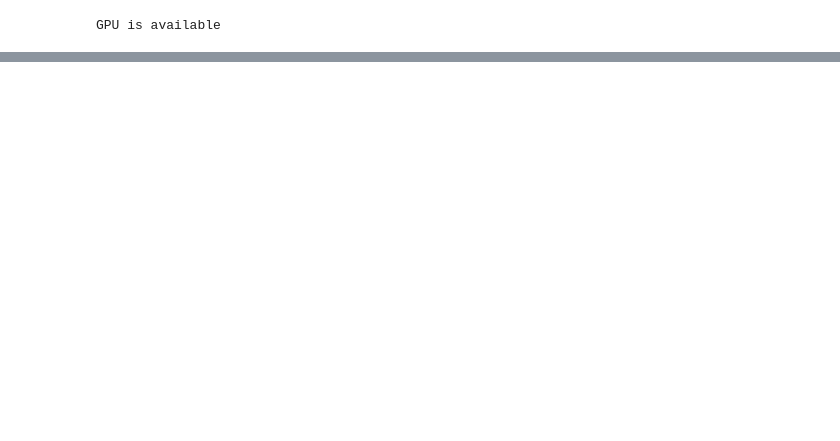
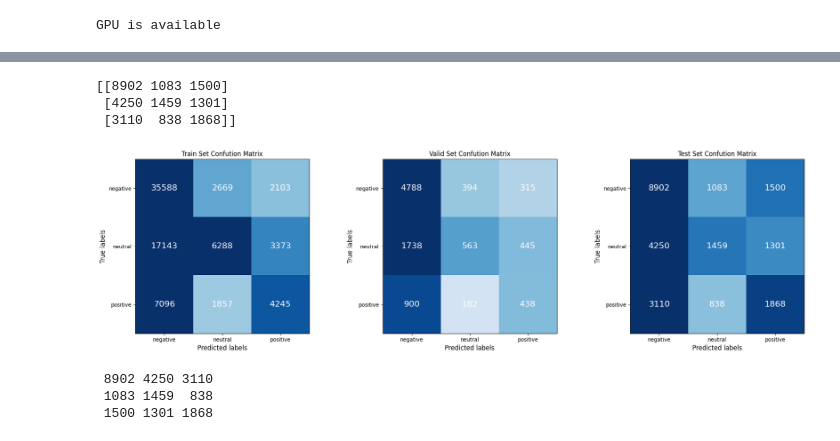
Before and after one commit to Meltryllis628/ECR, a Jupyter notebook: model.ipynb, the cells around one changed output, grey strips where cells are left out. Drawn from its saved outputs; the diff is of its cells as text; code cells hidden in the pictures; blank space fills up the shorter version.

```diff
--- a/model.ipynb
+++ b/model.ipynb
@@ -255,0 +347,2 @@ KeyboardInterrupt:
+# %%
+model = load_model('./checkpoint/save_at_15.keras')
@@ -255,0 +353,10 @@ KeyboardInterrupt:
+# %%
+def get_pred(model, inputs, labels):
+    y_true =tf.math.argmax(labels,axis=1)
+    y_pred = model.predict(inputs)
+    y_pred = y_pred.argmax(axis=1)
+    return y_true, y_pred
+# %%
+y_true_train, y_pred_train = get_pred(model,[X_train_prev_1,X_train_prev_2,X_train],Y_train)
+y_true_valid, y_pred_valid = get_pred(model,[X_valid_prev_1,X_valid_prev_2,X_valid],Y_valid)
+y_true_test, y_pred_test = get_pred(model,[X_test_prev_1,X_test_prev_2,X_test],Y_test)
@@ -255,0 +367,59 @@ KeyboardInterrupt:
+# %%
+cm = confusion_matrix(y_true_train,y_pred_train )
+cm2 = confusion_matrix(y_true_valid, y_pred_valid)
+cm3 = confusion_matrix(y_true_test, y_pred_test)
+# %%
+print(cm3)
+# %% [output]
+[[8902 1083 1500]
+ [4250 1459 1301]
+ [3110  838 1868]]
+# %%
+fig, (ax1, ax2,ax3) = plt.subplots(1,3,figsize=(24, 6))
+ax1.imshow(cm, cmap='Blues', vmin=0, vmax=5000)
+ax1.grid(False)
+ax1.set_xlabel('Predicted labels', fontsize=12, color='black')
+ax1.set_ylabel('True labels', fontsize=12, color='black')
+ax1.set_xticks(np.arange(3))
+ax1.set_yticks(np.arange(3))
+ax1.set_xticklabels(["negative","neutral","positive"], fontsize=10, color='black')
+ax1.set_yticklabels(["negative","neutral","positive"], fontsize=10, color='black')
+
+for i in range(3):
+    for j in range(3):
+        ax1.text(j, i, cm[i, j], ha='center', va='center', color='white', fontsize=16)
+
+ax2.imshow(cm2, cmap='Blues', vmin=0, vmax=1000)
+ax2.grid(False)
+ax2.set_xlabel('Predicted labels', fontsize=12, color='black')
+ax2.set_ylabel('True labels', fontsize=12, color='black')
+ax2.set_xticks(np.arange(3))
+ax2.set_yticks(np.arange(3))
+ax2.set_xticklabels(["negative","neutral","positive"], fontsize=10, color='black')
+ax2.set_yticklabels(["negative","neutral","positive"], fontsize=10, color='black')
+
+for i in range(3):
+    for j in range(3):
+        ax2.text(j, i, cm2[i, j], ha='center', va='center', color='white', fontsize=16)
+
+ax3.imshow(cm3, cmap='Blues', vmin=0, vmax=2000)
+ax3.grid(False)
+ax3.set_xlabel('Predicted labels', fontsize=12, color='black')
+ax3.set_ylabel('True labels', fontsize=12, color='black')
+ax3.set_xticks(np.arange(3))
+ax3.set_yticks(np.arange(3))
+ax3.set_xticklabels(["negative","neutral","positive"], fontsize=10, color='black')
+ax3.set_yticklabels(["negative","neutral","positive"], fontsize=10, color='black')
+
+for i in range(3):
+    for j in range(3):
+        ax3.text(j, i, cm3[i, j], ha='center', va='center', color='white', fontsize=16)
+
+ax1.set_title("Train Set Confution Matrix")
+ax2.set_title("Valid Set Confution Matrix")
+ax3.set_title("Test Set Confution Matrix")
+
+
+plt.show()
+# %% [output]
+[figure, added]
@@ -255,0 +455,6 @@ KeyboardInterrupt:
+# %%
+f1 = f1_score(y_pred_test,y_true_test,3)
+# %% [output]
+ 8902 4250 3110
+ 1083 1459  838
+ 1500 1301 1868
```
Also changed, not shown: parts of 42 cells of this notebook, 1 other file.
